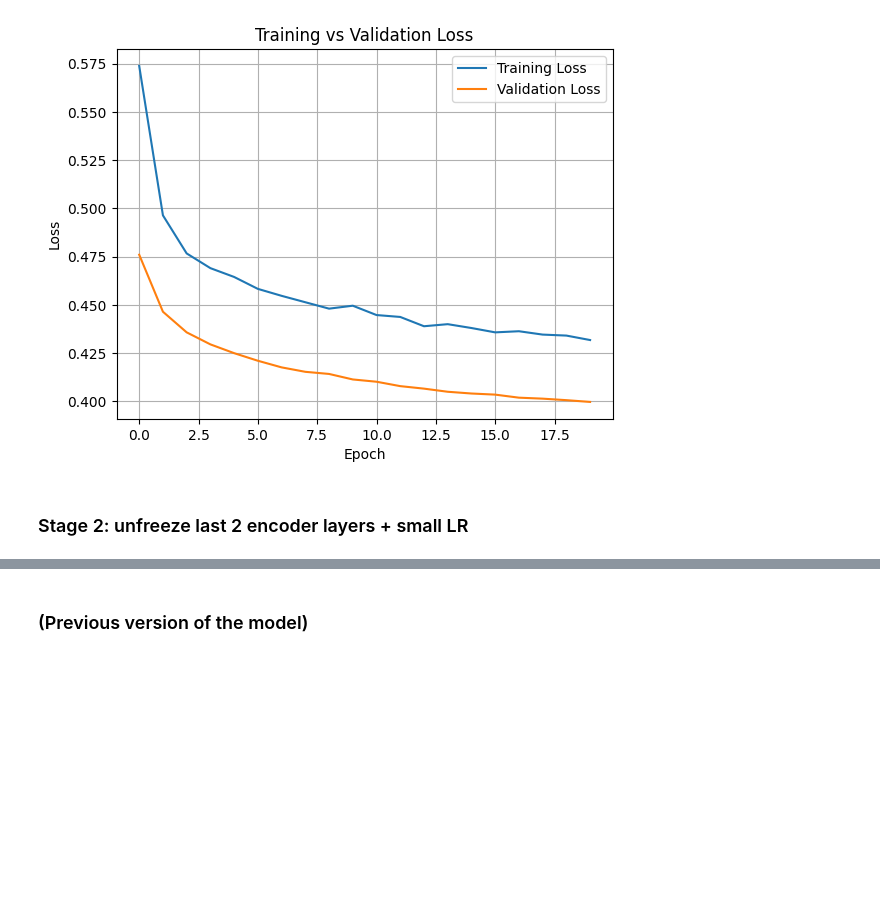
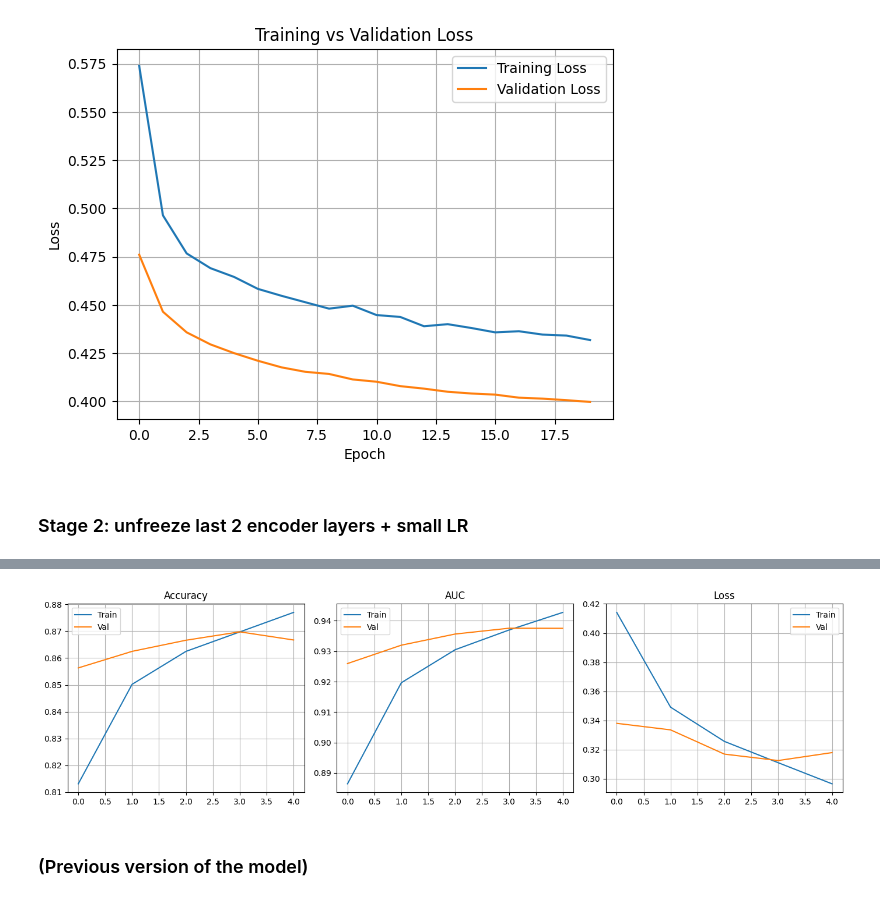
Before and after one commit to HosseinMasoudi/Sentiment_Analysis_with_Transformers, a Jupyter notebook: SentimentAnalysisTransformersNLP(WithOutHazm)(Use_Model_in_MLP).ipynb, the cells around one changed output, grey strips where cells are left out. Cells and saved outputs as stored; diff of their text form; code cells hidden in the pictures; blank space fills up the shorter version.

```diff
--- a/SentimentAnalysisTransformersNLP(WithOutHazm)(Use_Model_in_MLP).ipynb
+++ b/SentimentAnalysisTransformersNLP(WithOutHazm)(Use_Model_in_MLP).ipynb
@@ -393,3 +502,30 @@ history_ft = model.fit(
+# %%
+plt.figure(figsize=(14,4))
+plt.subplot(1,3,1)
+plt.plot(history_2.history['accuracy'], label='Train')
+plt.plot(history_2.history['val_accuracy'], label='Val')
+plt.title('Accuracy')
+plt.legend()
+plt.grid(True)
+
+plt.subplot(1,3,2)
+plt.plot(history_2.history['auc'], label='Train')
+plt.plot(history_2.history['val_auc'], label='Val')
+plt.title('AUC')
+plt.legend()
+plt.grid(True)
+
+plt.subplot(1,3,3)
+plt.plot(history_2.history['loss'], label='Train')
+plt.plot(history_2.history['val_loss'], label='Val')
+plt.title('Loss')
+plt.legend()
+plt.grid(True)
+
+plt.tight_layout()
+plt.show()
+# %% [output]
+[figure, added]
 # %% [markdown]
 ### (Previous version of the model)
 # %% [markdown]
```
Also changed, not shown: parts of 20 cells of this notebook.
